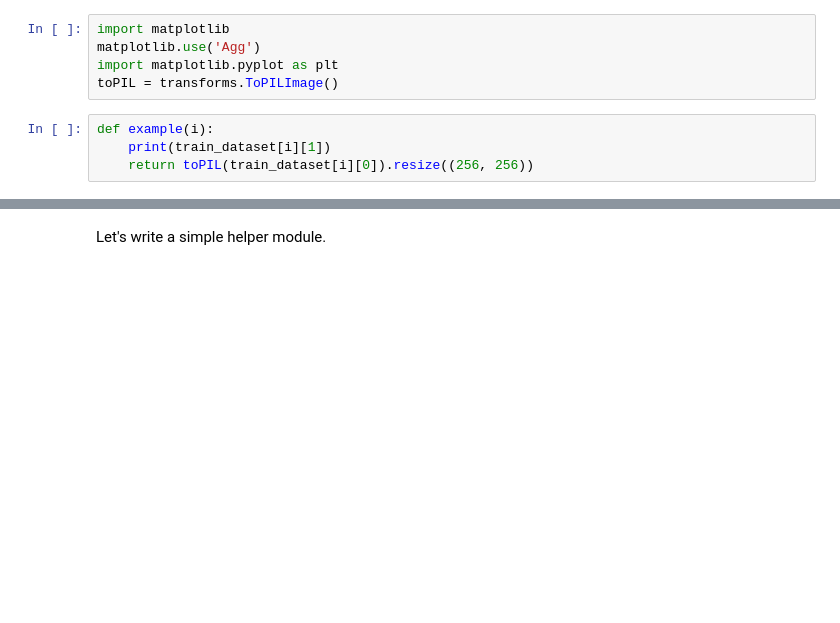
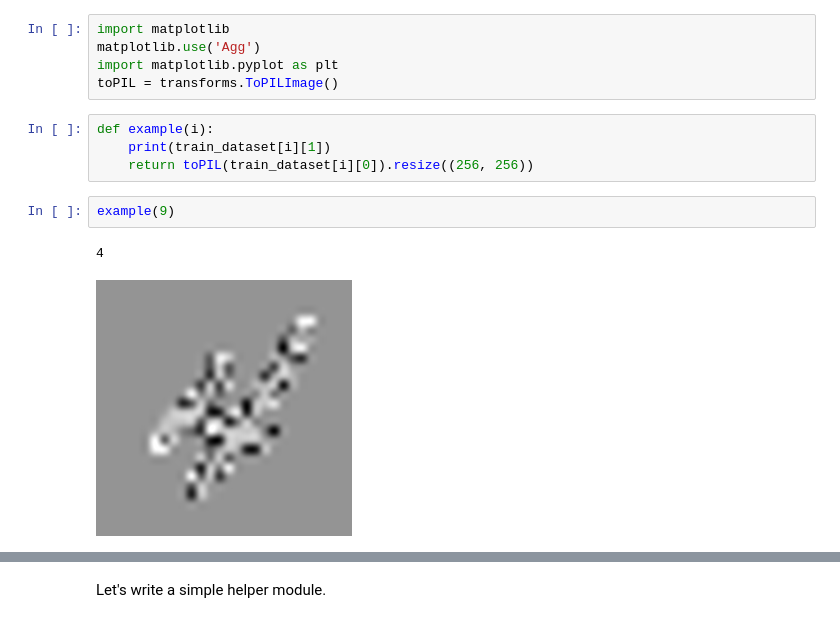
Before and after one commit to lagom-QB/M11, a Jupyter notebook: Practice_2.ipynb, the cells around one changed output, grey strips where cells are left out. Drawn from its saved outputs; the diff is of its cells as text; blank space fills up the shorter version.

```diff
--- a/Practice_2.ipynb
+++ b/Practice_2.ipynb
@@ -208,5 +409,10 @@ toPIL = transforms.ToPILImage()
 def example(i):
     print(train_dataset[i][1])
     return toPIL(train_dataset[i][0]).resize((256, 256))
+# %%
+example(9)
+# %% [output]
+4
+[figure, added]
 # %%
 example(10)
```
Also changed, not shown: parts of 42 cells of this notebook.
